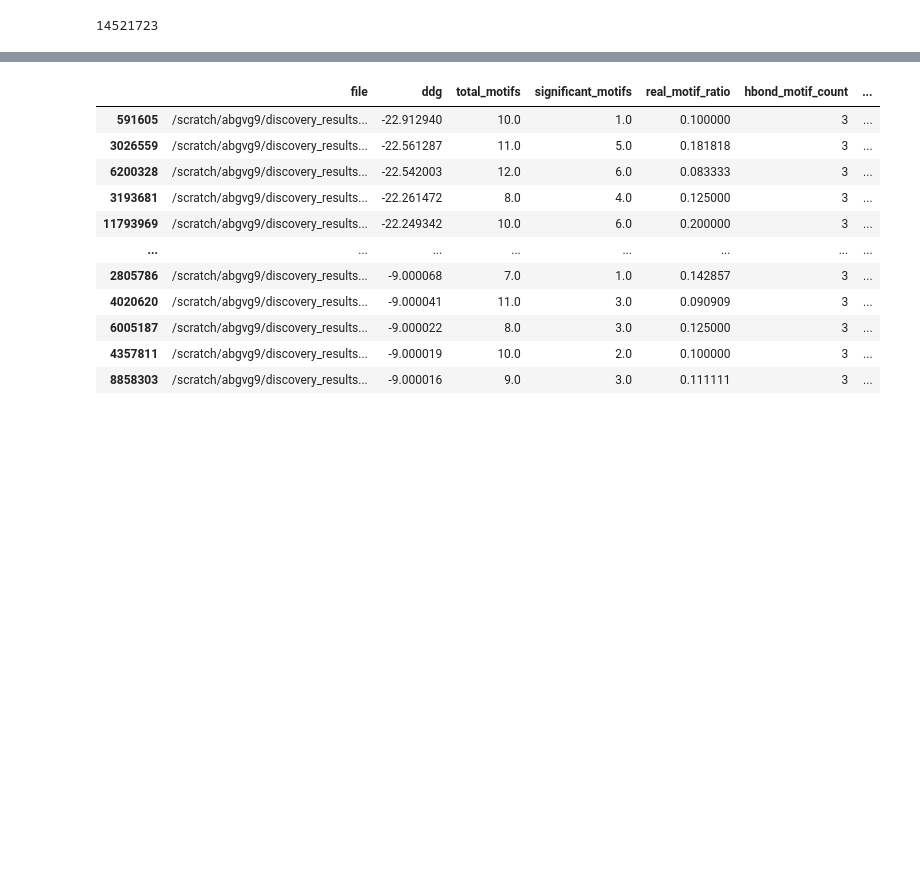
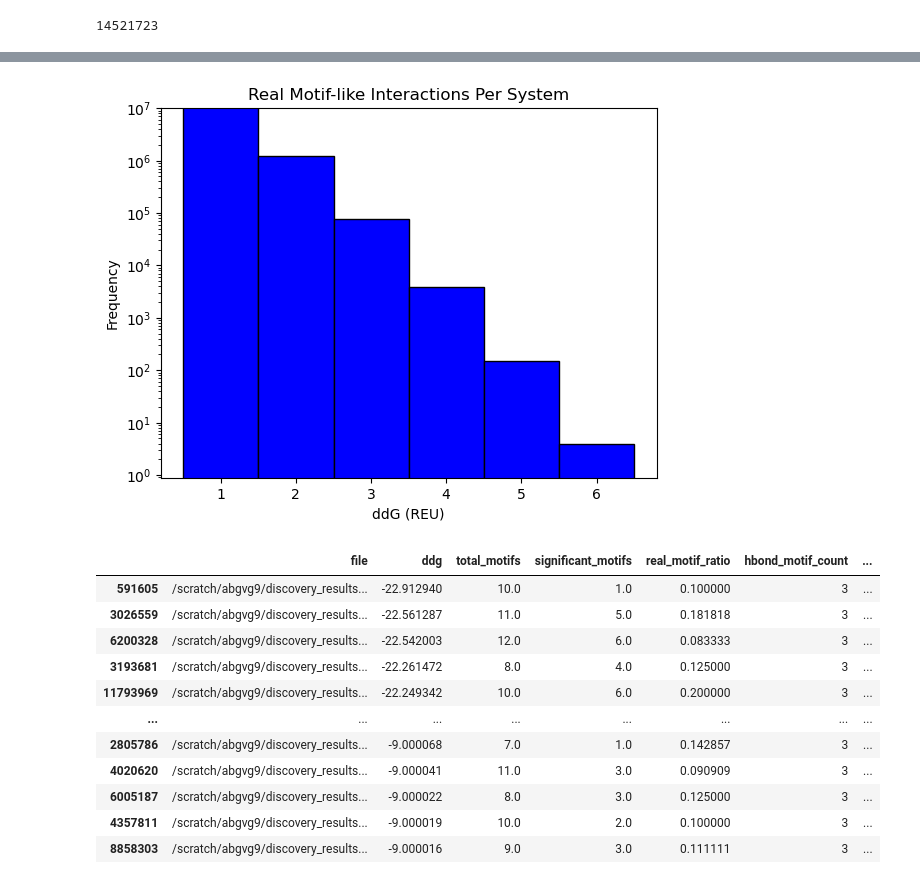
Before and after one commit to toadlover/ginsparg_thymelab_thesis, a Jupyter notebook: jupyter_notebooks/initial_placement_selection/antagonists/8_30_24_all_antagonist_placements_unfiltered_large_redo.ipynb, the cells around one changed output, grey strips where cells are left out. Cells and saved outputs as stored; diff of their text form; code cells hidden in the pictures; blank space fills up the shorter version.

```diff
--- a/jupyter_notebooks/initial_placement_selection/antagonists/8_30_24_all_antagonist_placements_unfiltered_large_redo.ipynb
+++ b/jupyter_notebooks/initial_placement_selection/antagonists/8_30_24_all_antagonist_placements_unfiltered_large_redo.ipynb
@@ -81,3 +127,32 @@ plt.show()
+# %%
+#real motif count
+x = df['real_motif_ratio'] * df['total_motifs']
+#set labels and title
+plt.xlabel('ddG (REU)')
+plt.ylabel('Frequency')
+plt.title('Real Motif-like Interactions Per System')
+
+# Set y-axis to display in scientific notation with individual tick values
+plt.gca().yaxis.set_major_formatter(ScalarFormatter(useMathText=True))
+plt.gca().yaxis.get_major_formatter().set_scientific(False)
+plt.gca().yaxis.get_major_formatter().set_powerlimits((0,0))
+# Set y-axis to display numbers with commas
+plt.gca().yaxis.set_major_formatter(FuncFormatter(lambda x, _: f'{int(x):,}'))
+#set y scale to log
+plt.yscale('log')
+
+bin_edges = np.arange(0.5, 7, 1)
+
+plt.ylim(0,100000000)
+
+#create 30 bin 1D hsitogram
+plt.hist(x, bins=bin_edges, color='blue', align = 'mid', edgecolor='black' ,width = 1)
+#set grid
+#plt.grid(True)
+#show plot
+plt.show()
+# %% [output]
+[figure, added]
 # %%
 #make dataframe with only rosetta hbond count of 3
 df_3_hbonds = df[df['hbond_motif_count'] >= 3]
```
Also changed, not shown: parts of 5 cells of this notebook, 1 other file.
